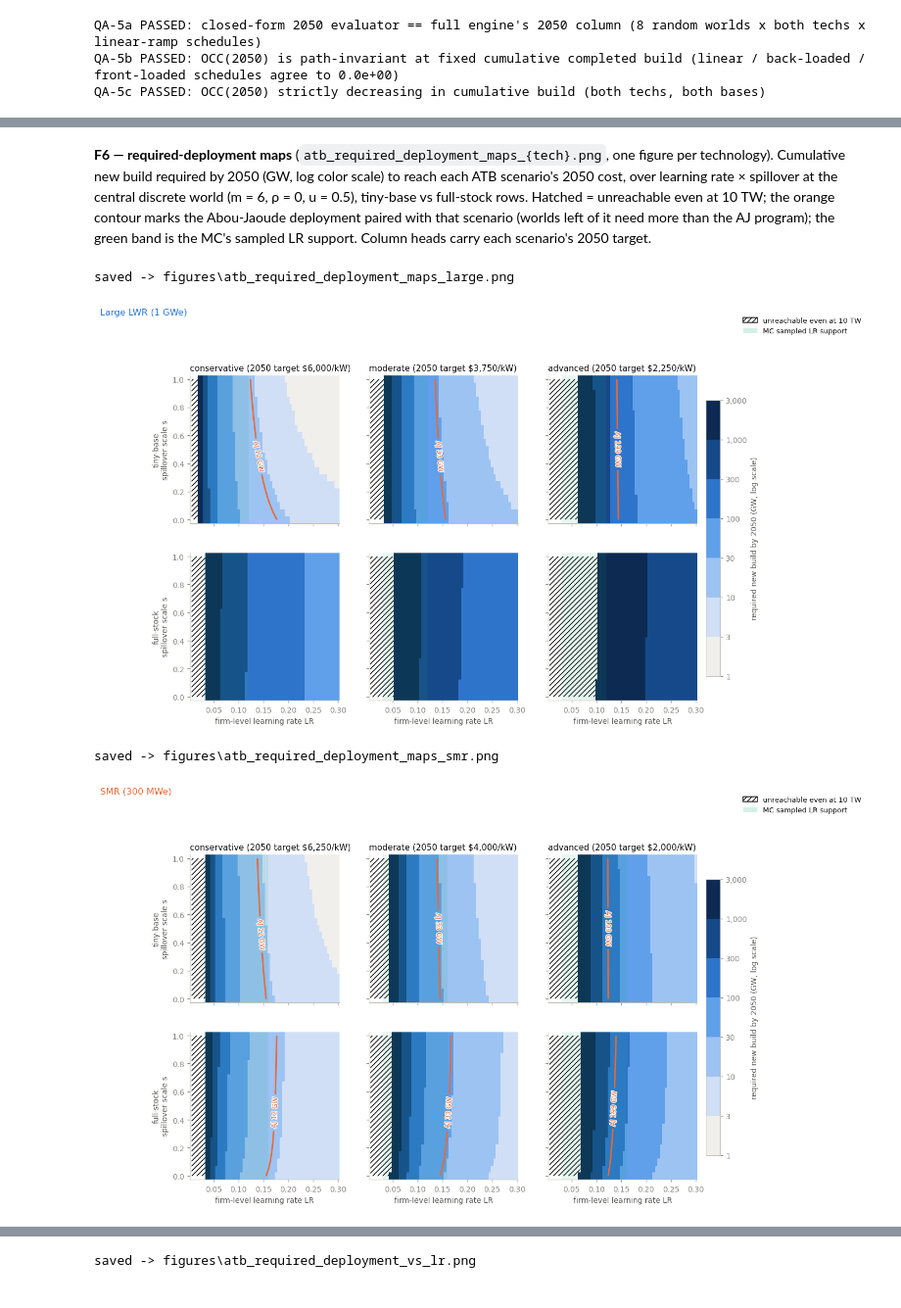
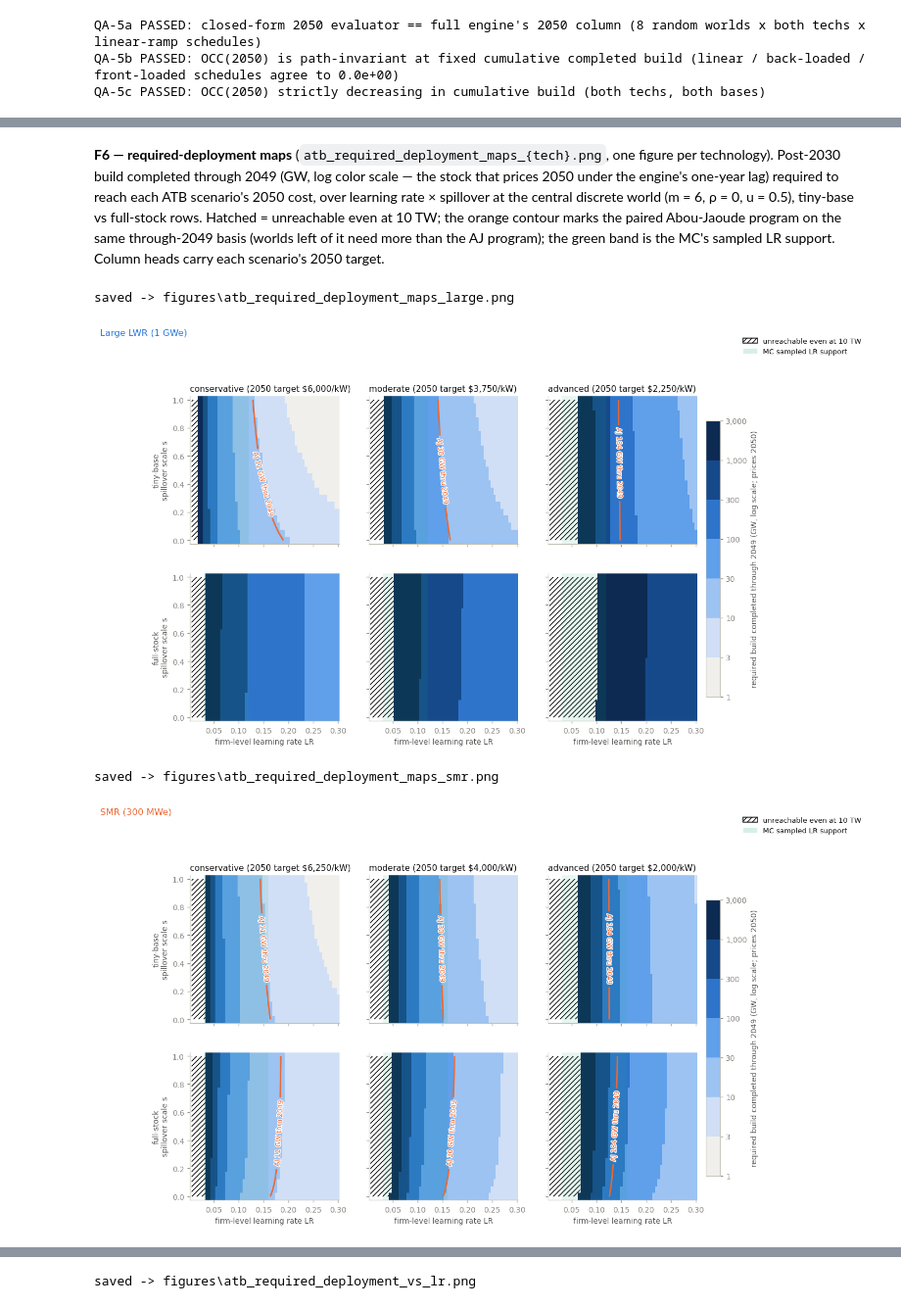
Before and after one commit to Ethan-s-PhD/ReEDS-nuclear-learning, a Jupyter notebook: z-ethan/mc/atb_parameter_space.ipynb, the cells around one changed output, grey strips where cells are left out. Shown at 98% size. Saved outputs shown, nothing was run; the diff lists cells and outputs as text; code cells hidden in the pictures.

```diff
--- a/z-ethan/mc/atb_parameter_space.ipynb
+++ b/z-ethan/mc/atb_parameter_space.ipynb
@@ -500,6 +500,18 @@ for s in SCEN_ORDER:
 # (post_anchor_cum zeroes flows <= 2030; Part 1 already counts this way).
 AJ_GW_POST = {s: float(AJ_GW[s][-1] - AJ_GW[s][0]) for s in SCEN_ORDER}
 
+# Entering-2050 scoring basis (adjudicated 2026-08-24): the engine's one-year lag means
+# the stock that PRICES 2050 is the build completed through 2049. Wherever the closed-form
+# 2050 evaluator (shape_2050 / required_gw, both defined on that contract) is compared
+# against the AJ program (T4/T5/T6, the F6 contour, F7's reference line, F8's marker,
+# QA-3 (ii)), the paired deployment must be the through-2049 cumulative - feeding the
+# by-2050 total credits 2050's own completions (advanced: ~15.2 GW/yr over 2045-2050,
+# a ~7.6% overstatement). Part 1 / F9 run the AJ annual path through the full engine
+# (lag applied internally) and were already on this basis. The QUOTED paired-program
+# totals (12/33/199 GW by 2050) stay by-2050 wherever they describe the program itself.
+AJ_GW_ENT50 = {s: float(np.interp(2049.0, AJ_YEARS, AJ_GW[s]) - AJ_GW[s][0])
+               for s in SCEN_ORDER}
+
 # n_us: cumulative post-anchor new-build units on the annual grid. New-build additions, not
 # net capacity: no retirement identity. Flows at or before 2030 are zeroed (anchor convention).
 N_AJ = {}
@@ -1172,7 +1184,8 @@ for tech in TECH:
                 (_anchors[2][0], dict(lr=lr_mid, s=0.5, m=6.0, conv=1.0))]
     for scen in SCEN_ORDER:
         ratio = TARGET[tech][scen][-1] / BOAK_PIN[tech][scen]
-        row = {"tech": tech, "scenario": scen, "AJ deployment (GW)": AJ_GW_POST[scen]}
+        row = {"tech": tech, "scenario": scen, "AJ deployment (GW)": AJ_GW_POST[scen],
+               "AJ completed through 2049 (GW)": round(AJ_GW_ENT50[scen], 1)}
         for name, st in settings:
             d = required_gw(tech, ratio, st["lr"], st["s"], 0.5,
                             st["m"], st["conv"], 0.0).item()
@@ -1180,8 +1193,9 @@ for tech in TECH:
         _rows.append(row)
 req_anchors = pd.DataFrame(_rows).set_index(["tech", "scenario"])
 req_anchors.to_csv(ATB_OUT / "required_deployment_anchors.csv")
-print("\nT4 - required 2030-2050 new build (GW) to hit the ATB 2050 cost, at literature anchor "
-      "worlds (u=0.5, rho=0) -> exports/atb/required_deployment_anchors.csv")
+print("\nT4 - required post-2030 build completed through 2049 (GW - the stock that prices "
+      "2050) to hit the ATB 2050 cost, at literature anchor worlds (u=0.5, rho=0) "
+      "-> exports/atb/required_deployment_anchors.csv")
 print(req_anchors.to_string())
 
 # T5 - the inverse read: minimum LR that reaches the ATB 2050 cost at the paired AJ deployment
@@ -1189,7 +1203,7 @@ _rows = []
 for tech in TECH:
     for scen in SCEN_ORDER:
         ratio = TARGET[tech][scen][-1] / BOAK_PIN[tech][scen]
-        n50 = AJ_GW_POST[scen] / TECH[tech]["unit_gw"]
+        n50 = AJ_GW_ENT50[scen] / TECH[tech]["unit_gw"]   # scoring basis: builds thru 2049
         for conv in (0.0, 1.0):
             row = {"tech": tech, "scenario": scen,
                    "base": "full" if conv else "tiny"}
@@ -1200,7 +1214,8 @@ for tech in TECH:
             _rows.append(row)
 min_lr = pd.DataFrame(_rows).set_index(["tech", "scenario", "base"])
 min_lr.to_csv(ATB_OUT / "min_lr_at_aj_deployment.csv")
-print("\nT5 - minimum firm-level LR to reach the ATB 2050 cost at the paired deployment "
-      "(m=6, u=0.5, rho=0; NaN = unreachable even at LR 30%) -> exports/atb/min_lr_at_aj_deployment.csv")
+print("\nT5 - minimum firm-level LR to reach the ATB 2050 cost at the paired deployment, "
+      "scored on the through-2049 stock that prices 2050 (m=6, u=0.5, rho=0; NaN = "
+      "unreachable even at LR 30%) -> exports/atb/min_lr_at_aj_deployment.csv")
 print(min_lr.to_string())
 # %% [output]
@@ -1224,5 +1239,6 @@ smr   conservative                12.0                                   25.9
 # %% [markdown]
-**F6 — required-deployment maps** (`atb_required_deployment_maps_{tech}.png`, one figure per technology). Cumulative new build required by 2050 (GW, log color scale) to reach each ATB scenario's 2050 cost, over learning rate × spillover at the central discrete world (m = 6, ρ = 0, u = 0.5), tiny-base vs full-stock rows. Hatched = unreachable even at 10 TW; the orange contour marks the Abou-Jaoude deployment paired with that scenario (worlds left of it need more than the AJ program); the green band is the MC's sampled LR support. Column heads carry each scenario's 2050 target.
+**F6 — required-deployment maps** (`atb_required_deployment_maps_{tech}.png`, one figure per technology). Post-2030 build completed through 2049 (GW, log color scale — the stock that prices 2050
+under the engine's one-year lag) required to reach each ATB scenario's 2050 cost, over learning rate × spillover at the central discrete world (m = 6, ρ = 0, u = 0.5), tiny-base vs full-stock rows. Hatched = unreachable even at 10 TW; the orange contour marks the paired Abou-Jaoude program on the same through-2049 basis (worlds left of it need more than the AJ program); the green band is the MC's sampled LR support. Column heads carry each scenario's 2050 target.
 # %%
 # F6 - required-deployment contour maps over (LR, s), at the central discrete world
 # (m = 6, rho = 0, u = 0.5), tiny-base vs full-stock. The orange contour marks the
@@ -1249,39 +1265,39 @@ for tech in TECH:
             if np.isinf(z).any():
                 ax.contourf(LR_GRID, S21, np.isinf(z).T.astype(float), levels=[0.5, 1.5],
                             colors="none", hatches=["////"])
-            if np.isfinite(z).any() and (z <= AJ_GW_POST[scen]).any() \
-                    and (np.where(np.isinf(z), 1e9, z) >= AJ_GW_POST[scen]).any():
+            if np.isfinite(z).any() and (z <= AJ_GW_ENT50[scen]).any() \
+                    and (np.where(np.isinf(z), 1e9, z) >= AJ_GW_ENT50[scen]).any():
                 cs = ax.contour(LR_GRID, S21, np.where(np.isinf(z), 1e9, z).T,
-                                levels=[AJ_GW_POST[scen]], colors=[C_SMR], linewidths=1.8)
-                for txt in ax.clabel(cs, fmt=lambda v: f"AJ {v:,.0f} GW", fontsize=8):
+                                levels=[AJ_GW_ENT50[scen]], colors=[C_SMR], linewidths=1.8)
+                for txt in ax.clabel(cs, fmt=lambda v: f"AJ {v:,.0f} GW thru 2049", fontsize=8):
                     txt.set_path_effects([_pe.withStroke(linewidth=2, foreground=SURFACE)])
             ax.axvspan(TECH[tech]["lr_lo"], TECH[tech]["lr_hi"], color=C_TINY, alpha=0.10, lw=0)
             if r == 0:
                 ax.set_title(f"{scen} (2050 target ${TARGET[tech][scen][-1]:,.0f}/kW)",
                              fontsize=10)
             if c == 0:
                 ax.set_ylabel(("tiny-base" if conv == 0 else "full-stock") + "\nspillover scale s")
             if r == 1:
                 ax.set_xlabel("firm-level learning rate LR")
     cb = fig.colorbar(pc, ax=axes, shrink=0.85, pad=0.015,
                       ticks=np.log10(_lev))
     cb.set_ticklabels([f"{v:,}" for v in _lev])
-    cb.set_label("required new build by 2050 (GW, log scale)")
+    cb.set_label("required build completed through 2049 (GW, log scale; prices 2050)")
     fig.suptitle(TECH_LABEL[tech], color=TECH_COLOR[tech], x=0.01, ha="left", y=1.04)
     # Key for the two unlabeled encodings: hatching marks worlds where required_gw is inf
     # (the ATB 2050 cost is unreachable even at the D_MAX_GW = 10 TW censoring bound);
     # the pale band is the MC sampled LR support.
     from matplotlib.patches import Patch as _Patch
     fig.legend(handles=[
         _Patch(facecolor="none", edgecolor=INK, hatch="////",
                label=f"unreachable even at {D_MAX_GW/1000:.0f} TW"),
         _Patch(facecolor=C_TINY, alpha=0.18, label="MC sampled LR support")],
         loc="upper right", frameon=False, fontsize=8.5, bbox_to_anchor=(0.99, 1.035))
     ps.savefig(fig, FIGURES / f"atb_required_deployment_maps_{tech}.png")
     plt.show()
 # %% [output]
 saved -> figures\atb_required_deployment_maps_large.png
-[figure, old version]
+[figure, new version]
 saved -> figures\atb_required_deployment_maps_smr.png
-[figure, old version]
+[figure, new version]
 # %% [markdown]
```
Also changed, not shown: parts of 10 cells of this notebook, 13 other files.
